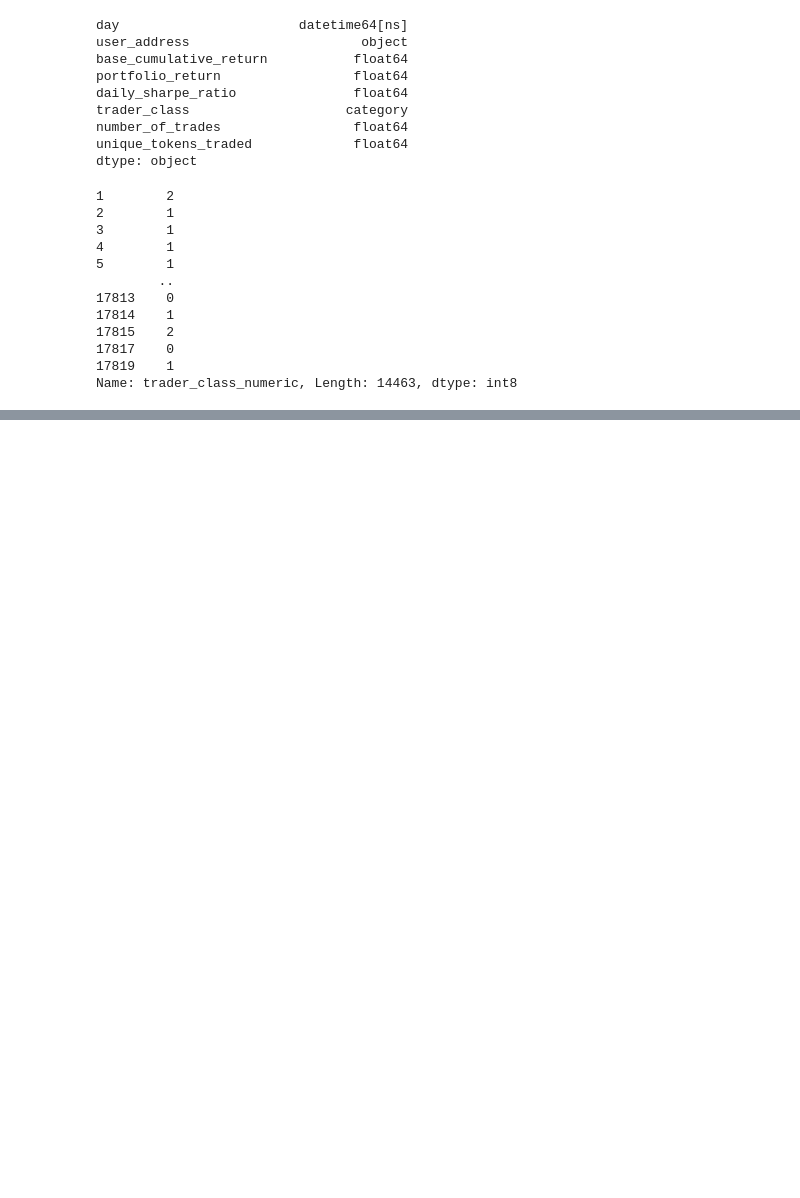
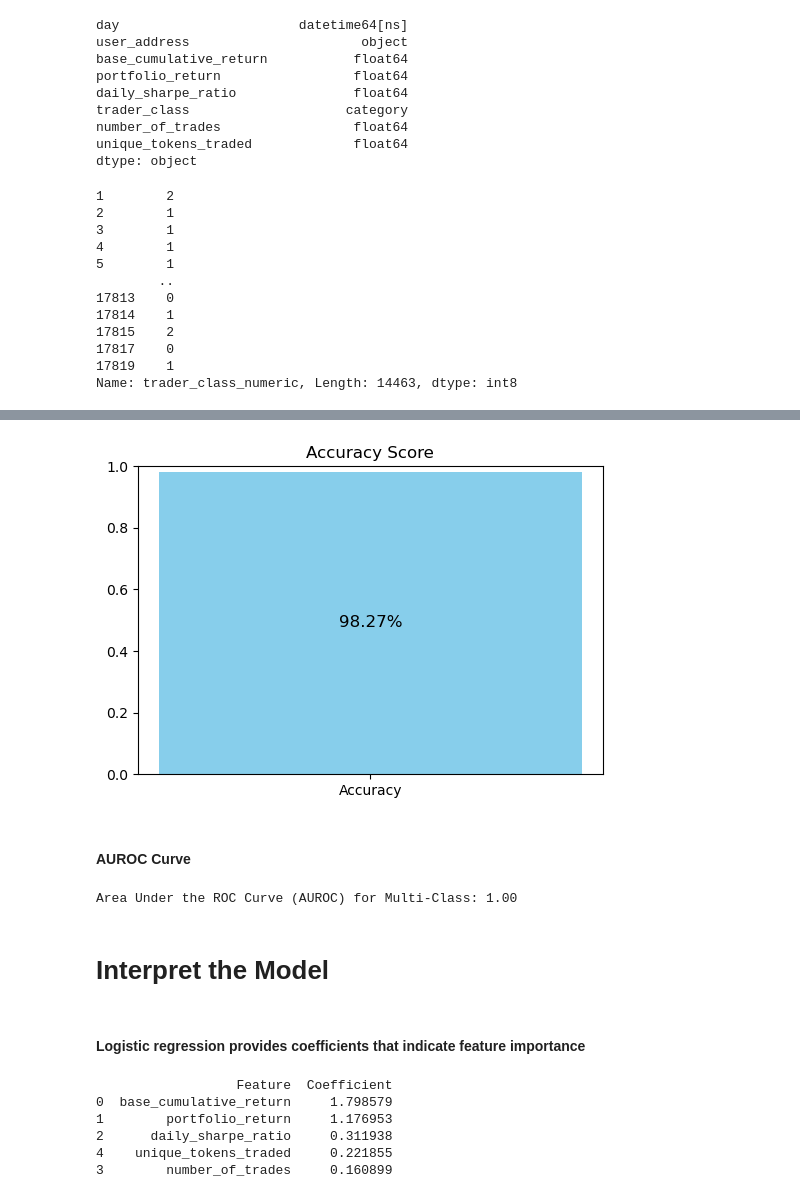
Before and after one commit to apostleoffinance/web3_ml, a Jupyter notebook: trader_classifier.ipynb, the cells around one changed output, grey strips where cells are left out. Drawn from its saved outputs; the diff is of its cells as text; code cells hidden in the pictures; blank space fills up the shorter version.

```diff
--- a/trader_classifier.ipynb
+++ b/trader_classifier.ipynb
@@ -568,0 +723,39 @@ df_cleaned.head()
+# %%
+# Display accuracy in a plot
+plt.figure(figsize=(6, 4))
+plt.bar(["Accuracy"], [accuracy], color="skyblue")
+plt.ylim(0, 1)  # Scale from 0 to 1
+plt.title("Accuracy Score")
+plt.text(0, accuracy / 2, f"{accuracy:.2%}", ha="center", va="center", fontsize=12)
+plt.show()
+# %% [output]
+[figure, added]
+# %% [markdown]
+#### AUROC Curve
+# %%
+# Calculate AUROC
+# Get predicted probabilities for all classes
+y_pred_multi = log_reg.predict_proba(X_test)
+
+# Calculate AUROC for multi-class classification
+auroc_multi = roc_auc_score(y_test, y_pred_multi, multi_class='ovr')
+print(f"Area Under the ROC Curve (AUROC) for Multi-Class: {auroc_multi:.2f}")
+# %% [output]
+Area Under the ROC Curve (AUROC) for Multi-Class: 1.00
+# %% [markdown]
+# Interpret the Model
+# %% [markdown]
+#### Logistic regression provides coefficients that indicate feature importance
+# %%
+feature_importance = pd.DataFrame({
+    'Feature': X.columns,
+    'Coefficient': log_reg.coef_[0]
+}).sort_values(by='Coefficient', ascending=False)
+print(feature_importance)
+# %% [output]
+                  Feature  Coefficient
+0  base_cumulative_return     1.798579
+1        portfolio_return     1.176953
+2      daily_sharpe_ratio     0.311938
+4    unique_tokens_traded     0.221855
+3        number_of_trades     0.160899
```
Also changed, not shown: parts of 28 cells of this notebook.
